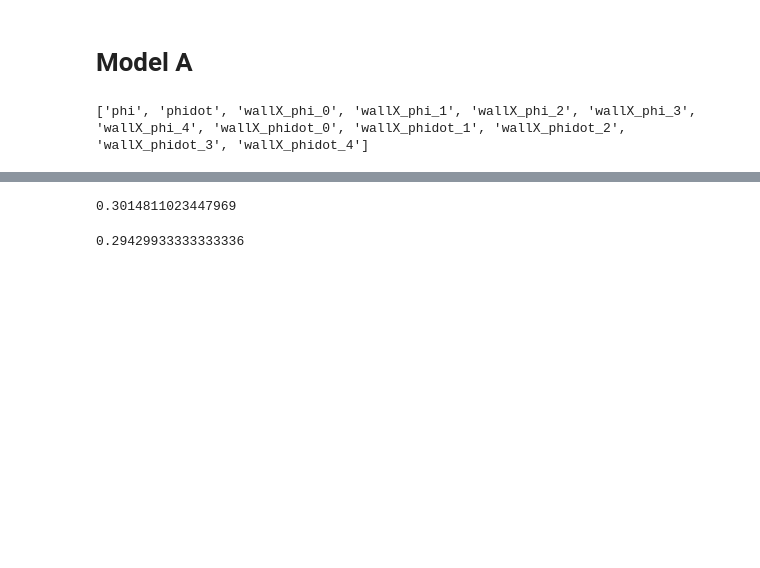
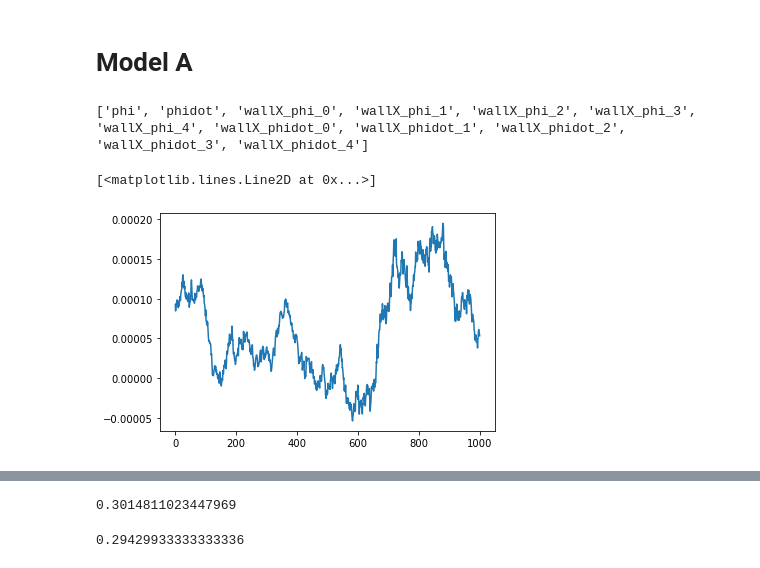
Before and after one commit to jannisgebbo/langevinA, a Jupyter notebook: ModelA-Beuler/measurementsDev.ipynb, the cells around one changed output, grey strips where cells are left out. Drawn from its saved outputs; the diff is of its cells as text; code cells hidden in the pictures; blank space fills up the shorter version.

```diff
--- a/ModelA-Beuler/measurementsDev.ipynb
+++ b/ModelA-Beuler/measurementsDev.ipynb
@@ -19,3 +19,20 @@ phi=np.asarray(r1["phi"])
 x = np.loadtxt("/Users/adrien/Documents/langevin/bin/averages.txt") #FE n=32 dt=0.001
 # %% [output]
 ['phi', 'phidot', 'wallX_phi_0', 'wallX_phi_1', 'wallX_phi_2', 'wallX_phi_3', 'wallX_phi_4', 'wallX_phidot_0', 'wallX_phidot_1', 'wallX_phidot_2', 'wallX_phidot_3', 'wallX_phidot_4']
+# %%
+def autocorrelationfunction(arr, tMax):
+    mean = np.mean(arr)
+    gamma = np.zeros(tMax)
+    for t in range(tMax):
+        for tt in range(tMax-t):
+            gamma[t]+=(arr[t]-mean)*(arr[t+tt]-mean)
+        gamma[t]/=float(tMax-t)
+
+    return gamma
+# %%
+res=autocorrelationfunction(r1["phi"][6000:-1:1,0],10000)
+# %%
+plt.plot(res[:])
+# %% [output]
+[<matplotlib.lines.Line2D at 0x...>]
+[figure, added]
```
Also changed, not shown: parts of 2 cells of this notebook, 2 other files.
